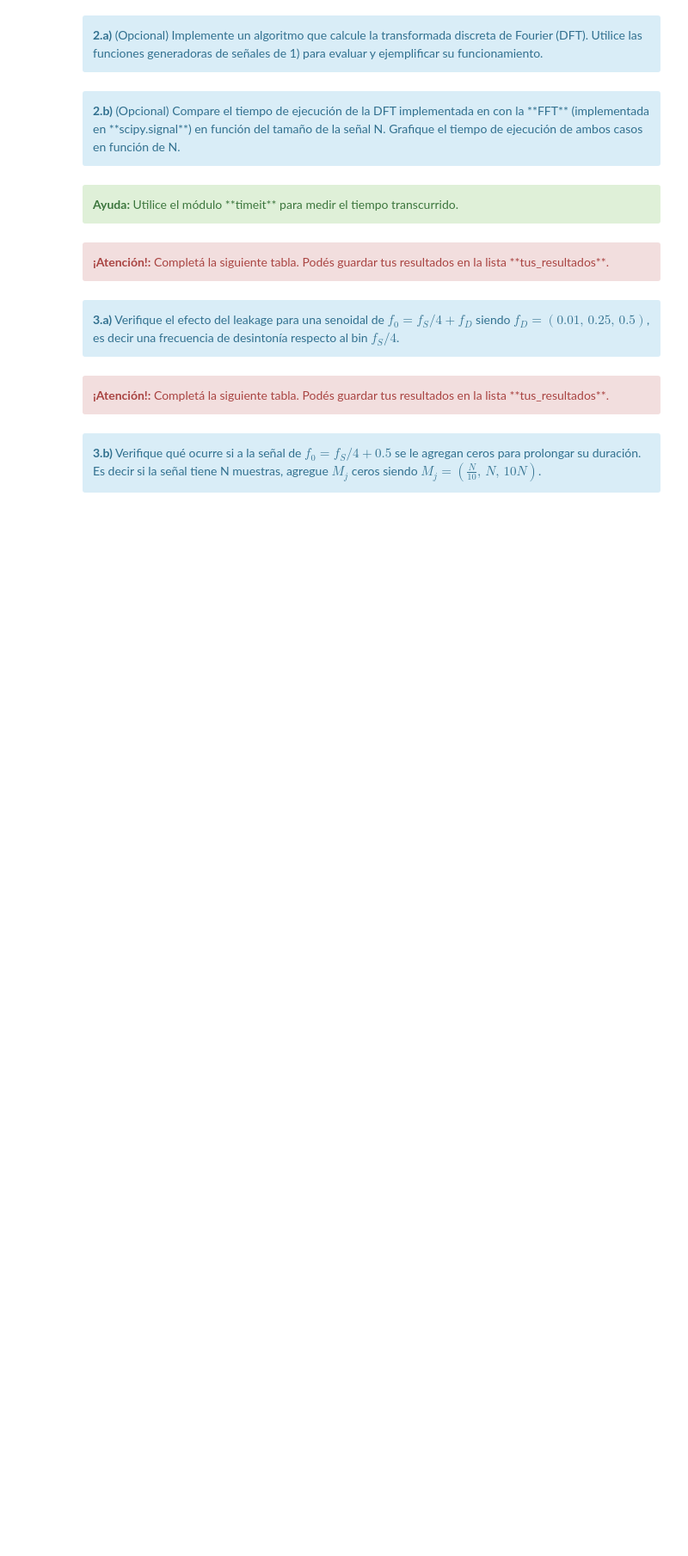
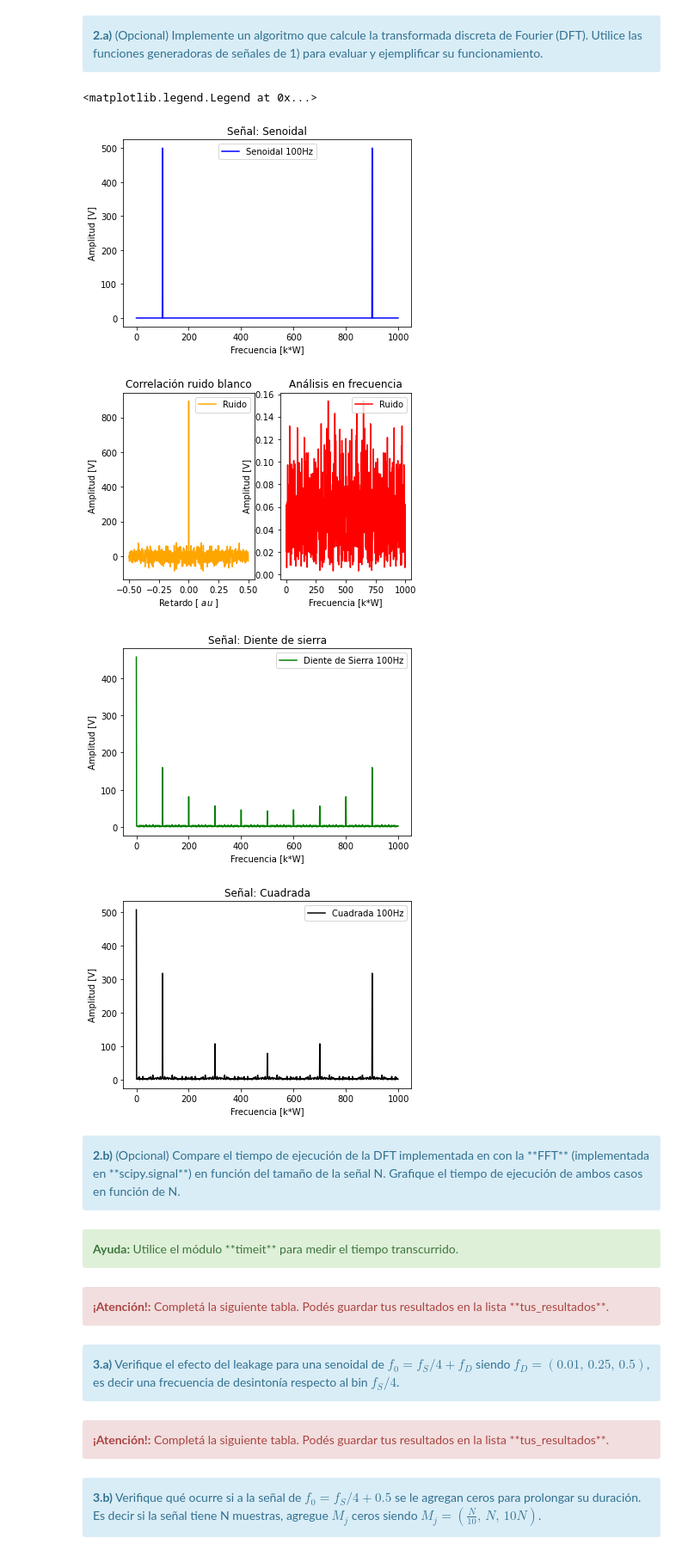
Before and after one commit to lucasliano/PDS_lliano, a Jupyter notebook: TPS/TP1/TP1 - Muestreo de señales - Forurier.ipynb, the cells around one changed output. Shown at 86% size. Cells and saved outputs as stored; diff of their text form; code cells hidden in the pictures; blank space fills up the shorter version.

```diff
--- a/TPS/TP1/TP1 - Muestreo de señales - Forurier.ipynb
+++ b/TPS/TP1/TP1 - Muestreo de señales - Forurier.ipynb
@@ -112,3 +112,4 @@ warnings.filterwarnings('ignore')
 
 N  = 1000 # muestras
 fs = 1000 # Hz
+W = fs / (N) #Resolución espectral
@@ -215,6 +276,82 @@ Senoidal
 <div class="alert alert-block alert-info">
 <b>2.a)</b> (Opcional) Implemente un algoritmo que calcule la transformada discreta de Fourier (DFT). Utilice las funciones generadoras de señales de 1) para evaluar y ejemplificar su funcionamiento.
 </div>
+# %%
+def mi_analizador(f, N):
+
+    k = np.arange(0,N).astype(int)      #Calculamos la base temporal discreta
+
+    Fk = np.zeros(N).astype(complex)    #Generamos un vector vacio con la salida
+
+    Wkn = np.zeros([k.size,k.size], dtype = complex)    #k va de 0 a N-1 y n lo mismo
+
+    index = 0
+    for kloop in k:
+        Wkn[:,kloop] = np.exp( -1j * (2*np.pi/N) * kloop * k)
+        index += 1
+
+    Fk = np.matmul(Wkn,f)
+
+    return k, Fk
+# %%
+# Senoidal 3Hz
+t1,f1 = mySignalGenerator ('sin',(100, 1) ,fs, N, (0, 0));
+k1, Fk1 = mi_analizador(f1, N);
+# Ruido
+t2,f2 = mySignalGenerator ('n',(0, 1) ,fs, N, (0, 0));
+k2, Fk2 = mi_analizador(f2, N);
+# Diente de Sierra 3Hz
+t3,f3 = mySignalGenerator ('t',(1/100, 1) ,fs, N, (0, 0));
+k3, Fk3 = mi_analizador(f3, N);
+# Cuadrada 3Hz
+t4,f4 = mySignalGenerator ('sq',(1/100, 1) ,fs, N, (0, 0));
+k4, Fk4 = mi_analizador(f4, N);
+
+# Plot
+fig, ax1 = plt.subplots(1,1)
+ax1.plot(k1*W, np.abs(Fk1), label='Senoidal 100Hz', color='b')
+ax1.set_xlabel('Frecuencia [k*W]')
+ax1.set_ylabel('Amplitud [V]')
+ax1.set_title("Señal: Senoidal")
+ax1.legend()
+
+fig, (ax5,ax2) = plt.subplots(1,2)
+ax5.plot(t2 - N/(2*fs), np.correlate(f2,f2,'same'), label='Ruido', color='orange')  #Hay que escalar esto.
+ax5.set_xlabel('Retardo [ $\tau$ ]')
+ax5.set_ylabel('Amplitud [V]')
+ax5.set_title("Correlación ruido blanco")
+ax5.legend()
+
+ax2.plot(k2*W, np.abs(Fk2 * 2/N), label='Ruido', color='r')  #Hay que escalar esto.
+ax2.set_xlabel('Frecuencia [k*W]')
+ax2.set_ylabel('Amplitud [V]')  #Debería ser sigma^2/N porque el area en t es sigma^2 y la base es N.
+ax2.set_title("Análisis en frecuencia")
+ax2.legend()
+
+
+
+
+
+
+fig, ax3 = plt.subplots(1,1)
+ax3.plot(k3*W, np.abs(Fk3), label='Diente de Sierra 100Hz', color='g')
+ax3.set_xlabel('Frecuencia [k*W]')
+ax3.set_ylabel('Amplitud [V]')
+ax3.set_title("Señal: Diente de sierra")
+ax3.legend()
+
+fig, ax4 = plt.subplots(1,1)
+ax4.plot(k4*W, np.abs(Fk4), label='Cuadrada 100Hz', color='k')
+ax4.set_xlabel('Frecuencia [k*W]')
+ax4.set_ylabel('Amplitud [V]')
+ax4.set_title("Señal: Cuadrada")
+ax4.legend()
+# %% [output]
+<matplotlib.legend.Legend at 0x...>
+[figure, added]
+[figure, added]
+[figure, added]
+[figure, added]
 # %% [markdown]
 <div class="alert alert-block alert-info">
 <b>2.b)</b> (Opcional) Compare el tiempo de ejecución de la DFT implementada en con la **FFT** (implementada en **scipy.signal**) en función del tamaño de la señal N. Grafique el tiempo de ejecución de ambos casos en función de N.
```
Also changed, not shown: parts of 9 cells of this notebook.
